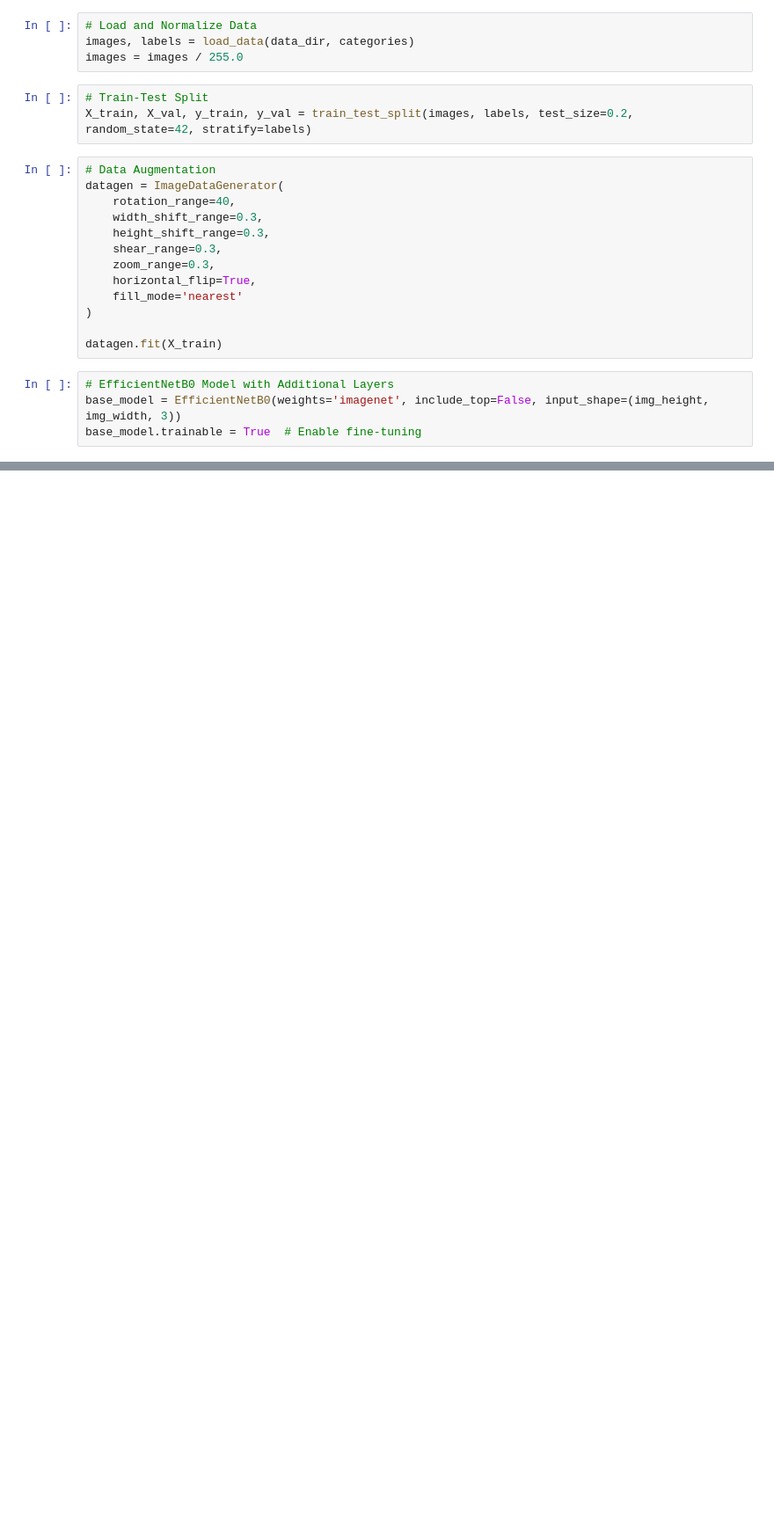
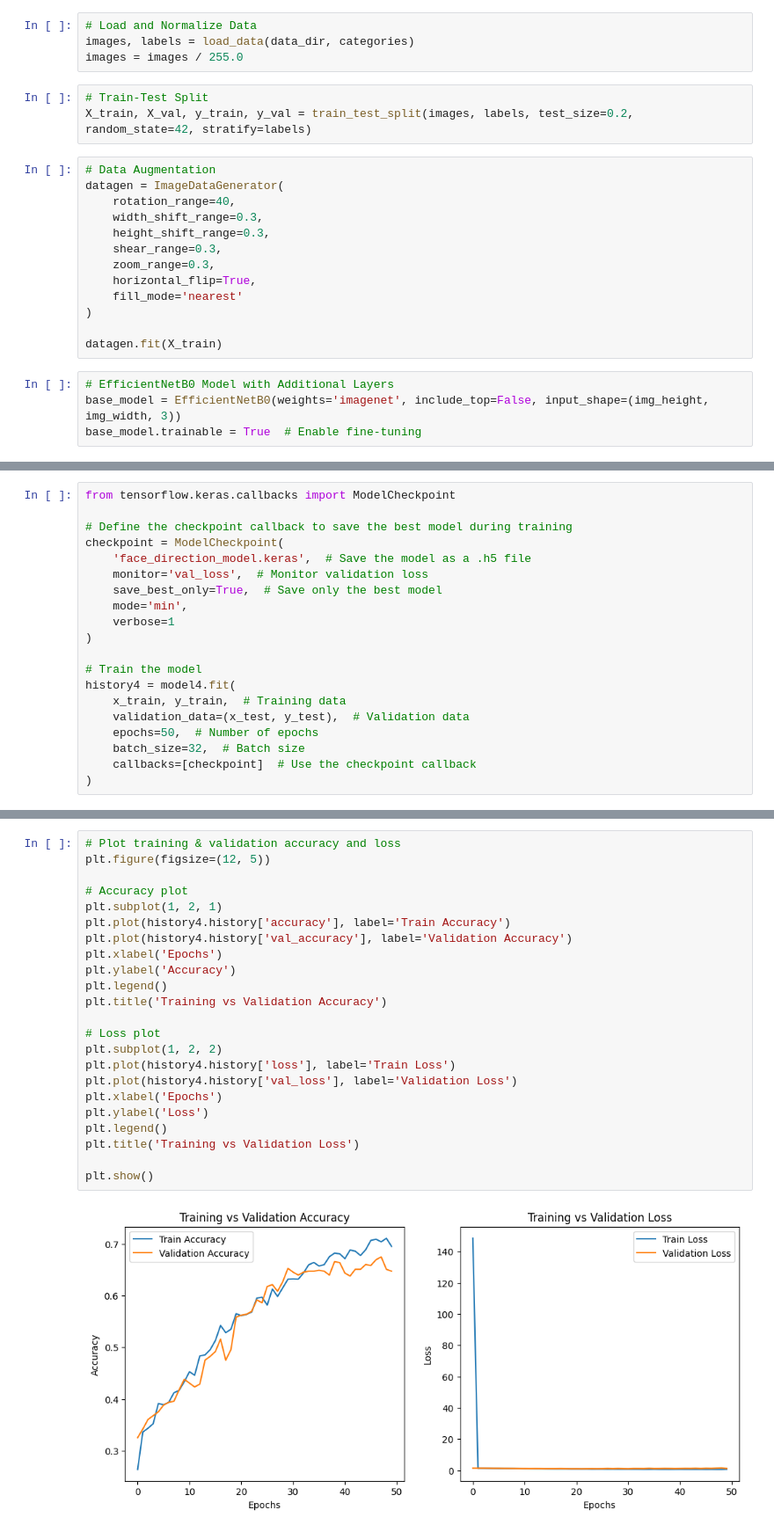
Before and after one commit to kishan20-00/Acne_severe, a Jupyter notebook: model/New_Model.ipynb, the cells around one changed output, grey strips where cells are left out. Shown at 88% size. Drawn from its saved outputs; the diff is of its cells as text; blank space fills up the shorter version.

```diff
--- a/model/New_Model.ipynb
+++ b/model/New_Model.ipynb
@@ -125,0 +499,20 @@ WARNING:absl:You are saving your model as an HDF5 file via `model.save()` or `ke
+# %%
+from tensorflow.keras.callbacks import ModelCheckpoint
+
+# Define the checkpoint callback to save the best model during training
+checkpoint = ModelCheckpoint(
+    'face_direction_model.keras',  # Save the model as a .h5 file
+    monitor='val_loss',  # Monitor validation loss
+    save_best_only=True,  # Save only the best model
+    mode='min',
+    verbose=1
+)
+
+# Train the model
+history4 = model4.fit(
+    x_train, y_train,  # Training data
+    validation_data=(x_test, y_test),  # Validation data
+    epochs=50,  # Number of epochs
+    batch_size=32,  # Batch size
+    callbacks=[checkpoint]  # Use the checkpoint callback
+)
@@ -125,0 +544,25 @@ WARNING:absl:You are saving your model as an HDF5 file via `model.save()` or `ke
+# %%
+# Plot training & validation accuracy and loss
+plt.figure(figsize=(12, 5))
+
+# Accuracy plot
+plt.subplot(1, 2, 1)
+plt.plot(history4.history['accuracy'], label='Train Accuracy')
+plt.plot(history4.history['val_accuracy'], label='Validation Accuracy')
+plt.xlabel('Epochs')
+plt.ylabel('Accuracy')
+plt.legend()
+plt.title('Training vs Validation Accuracy')
+
+# Loss plot
+plt.subplot(1, 2, 2)
+plt.plot(history4.history['loss'], label='Train Loss')
+plt.plot(history4.history['val_loss'], label='Validation Loss')
+plt.xlabel('Epochs')
+plt.ylabel('Loss')
+plt.legend()
+plt.title('Training vs Validation Loss')
+
+plt.show()
+# %% [output]
+[figure, added]
```
Also changed, not shown: parts of 83 cells of this notebook, 1 other file.
